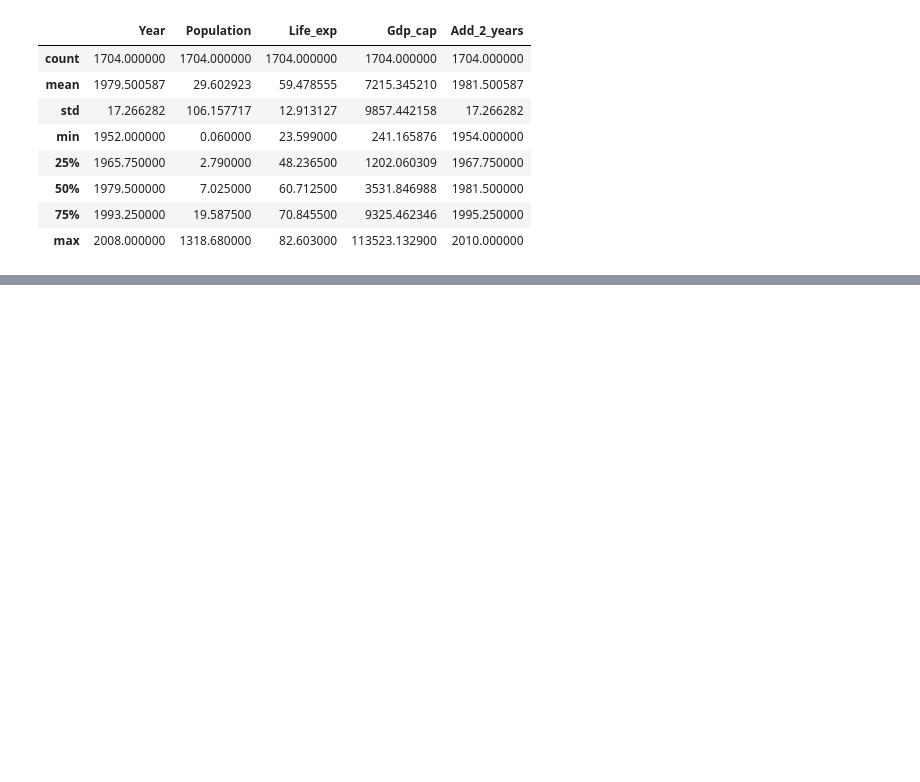
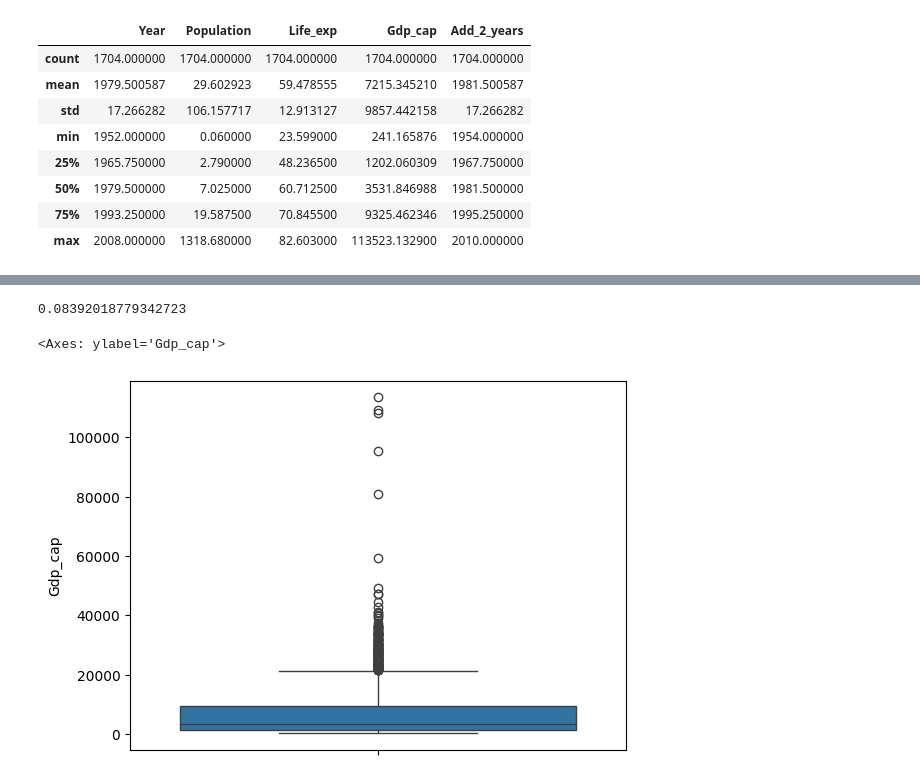
Before and after one commit to naynishb/farmers_market, a Jupyter notebook: mit/pandas.ipynb, the cells around one changed output, grey strips where cells are left out. Drawn from its saved outputs; the diff is of its cells as text; code cells hidden in the pictures; blank space fills up the shorter version.

```diff
--- a/mit/pandas.ipynb
+++ b/mit/pandas.ipynb
@@ -657,0 +716,9 @@ import seaborn as sns
+# %%
+143 / 1704
+# %% [output]
+0.08392018779342723
+# %%
+sns.boxplot(df["Gdp_cap"])
+# %% [output]
+<Axes: ylabel='Gdp_cap'>
+[figure, added]
```
Also changed, not shown: parts of 10 cells of this notebook.
